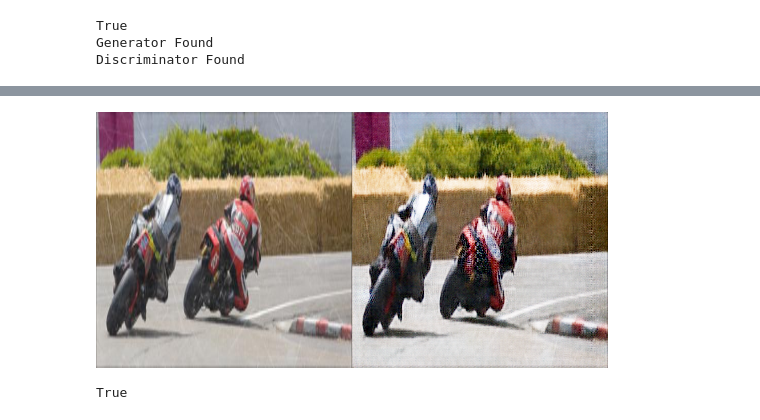
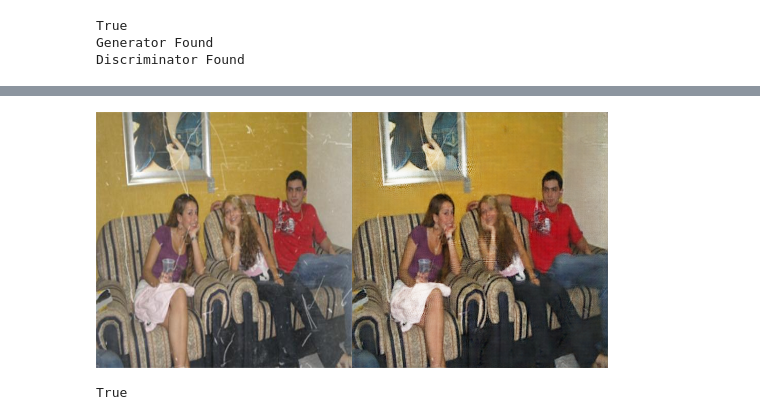
Before and after one commit to Imsanskar/Old-image-restoration-minor, a Jupyter notebook: webpage/dl_model/model.ipynb, the cells around one changed output, grey strips where cells are left out. Saved outputs shown, nothing was run; the diff lists cells and outputs as text; code cells hidden in the pictures.

```diff
--- a/webpage/dl_model/model.ipynb
+++ b/webpage/dl_model/model.ipynb
@@ -298,23 +317,23 @@ Error: 3.145620107650757, epoch: 0, itr: 1200
 ... (38 outputs left out)
 # %%
-test_image_index = 5259
+test_image_index = 2500
 
 output_image = image_manipulation.np_to_pil(
     generator(pair_image_dataloader[test_image_index]['A'].unsqueeze(0).to(device)).detach().cpu().numpy()[0]
 )
 
 original_image = image_manipulation.np_to_pil(
     pair_image_dataloader[test_image_index]['A'].detach().cpu().numpy()
 )
 
 new_image = Image.new(output_image.mode, (512, 256))
 
 new_image.paste(original_image, (0, 0))
 new_image.paste(output_image, (256, 0))
 
 new_image
 # %% [output]
-[figure, old version]
+[figure, new version]
 # %%
 torch.save(generator.state_dict(), "saved_models/generator.pth")
 torch.save(discriminator.state_dict(), "saved_models/discriminator.pth")
```
Also changed, not shown: parts of 4 cells of this notebook.
